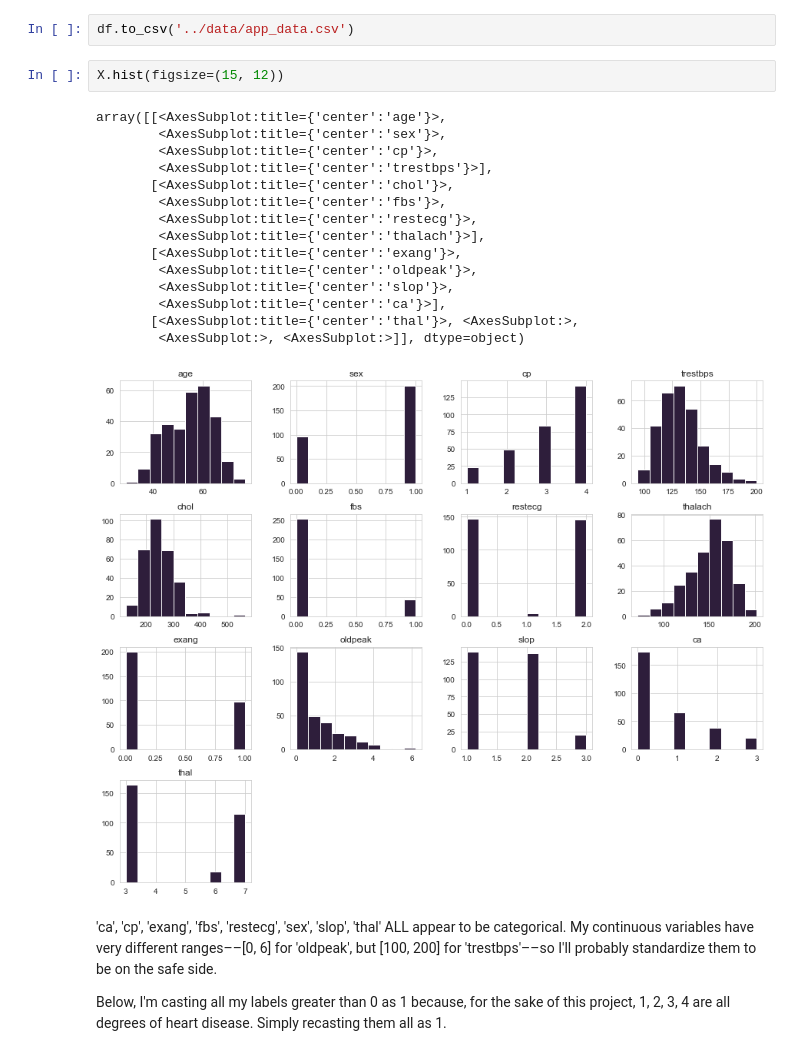
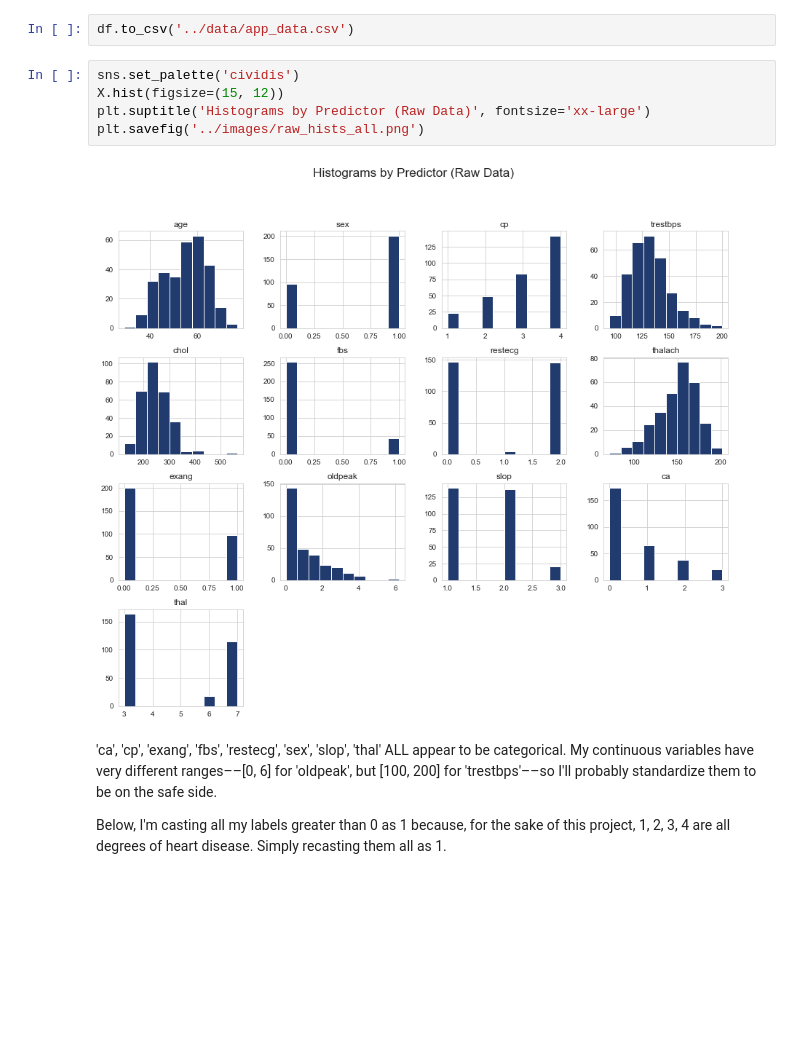
Before and after one commit to stlanier/Flatiron-School-Module-3-Project, a Jupyter notebook: notebooks/1_eda_and_preprocessing.ipynb, the cells around one changed output. Drawn from its saved outputs; the diff is of its cells as text; blank space fills up the shorter version.

```diff
--- a/notebooks/1_eda_and_preprocessing.ipynb
+++ b/notebooks/1_eda_and_preprocessing.ipynb
@@ -119,24 +119,13 @@ dtypes: float64(1), int64(13)
 memory usage: 34.8 KB
 # %%
 df.to_csv('../data/app_data.csv')
-# %%
-X.hist(figsize=(15, 12))
-# %% [output]
-array([[<AxesSubplot:title={'center':'age'}>,
-        <AxesSubplot:title={'center':'sex'}>,
-        <AxesSubplot:title={'center':'cp'}>,
-        <AxesSubplot:title={'center':'trestbps'}>],
-       [<AxesSubplot:title={'center':'chol'}>,
-        <AxesSubplot:title={'center':'fbs'}>,
-        <AxesSubplot:title={'center':'restecg'}>,
-        <AxesSubplot:title={'center':'thalach'}>],
-       [<AxesSubplot:title={'center':'exang'}>,
-        <AxesSubplot:title={'center':'oldpeak'}>,
-        <AxesSubplot:title={'center':'slop'}>,
-        <AxesSubplot:title={'center':'ca'}>],
-       [<AxesSubplot:title={'center':'thal'}>, <AxesSubplot:>,
-        <AxesSubplot:>, <AxesSubplot:>]], dtype=object)
-[figure, removed]
+# %%
+sns.set_palette('cividis')
+X.hist(figsize=(15, 12))
+plt.suptitle('Histograms by Predictor (Raw Data)', fontsize='xx-large')
+plt.savefig('../images/raw_hists_all.png')
+# %% [output]
+[figure, added]
 # %% [markdown]
 'ca', 'cp', 'exang', 'fbs', 'restecg', 'sex', 'slop', 'thal' ALL appear to be categorical. My continuous variables have very different ranges––\[0, 6\] for 'oldpeak', but \[100, 200\] for 'trestbps'––so I'll probably standardize them to be on the safe side.
 
```
Also changed, not shown: parts of 6 cells of this notebook, 4 other files.
